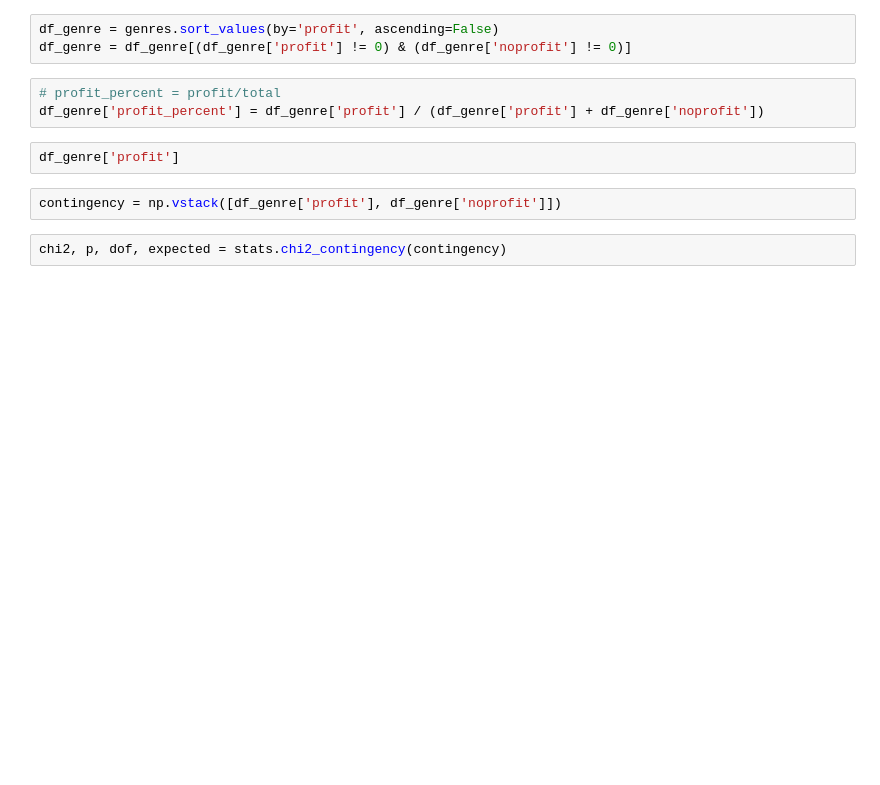
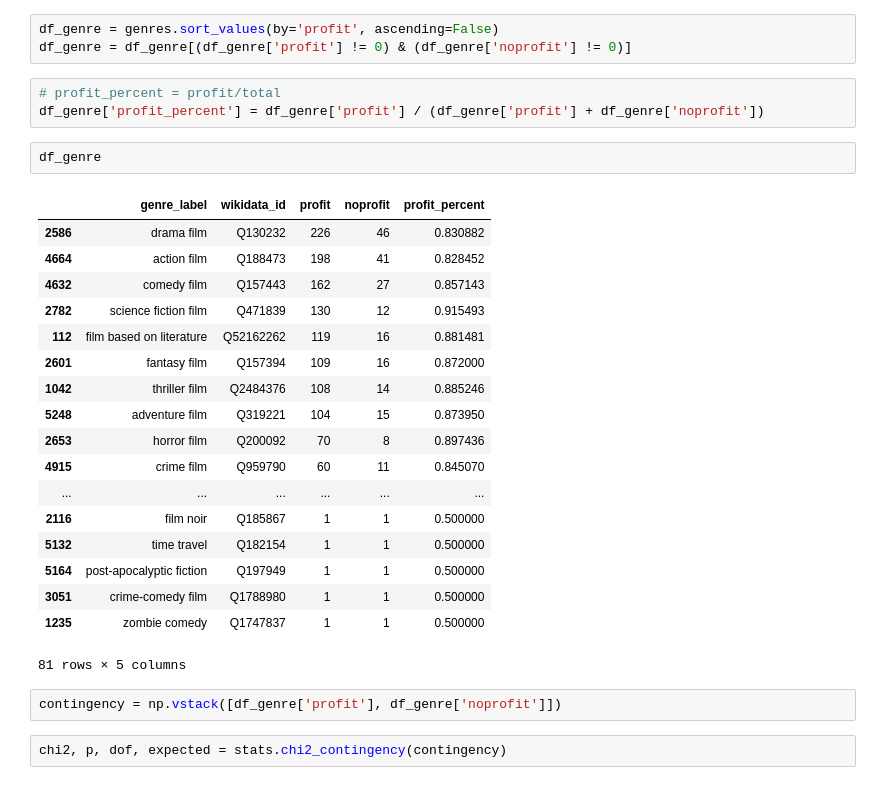
Before and after one commit to parmj/movie_data_analysis, a Jupyter notebook: Genre_Profit_Notebook.ipynb, the cells around one changed output. Drawn from its saved outputs; the diff is of its cells as text; blank space fills up the shorter version.

```diff
--- a/Genre_Profit_Notebook.ipynb
+++ b/Genre_Profit_Notebook.ipynb
@@ -34,7 +38,26 @@ df_genre = df_genre[(df_genre['profit'] != 0) & (df_genre['noprofit'] != 0)]
 # profit_percent = profit/total
 df_genre['profit_percent'] = df_genre['profit'] / (df_genre['profit'] + df_genre['noprofit'])
 # %%
-df_genre['profit']
+df_genre
+# %% [output]
+|  | genre_label | wikidata_id | profit | noprofit | profit_percent |
+| 2586 | drama film | Q130232 | 226 | 46 | 0.830882 |
+| 4664 | action film | Q188473 | 198 | 41 | 0.828452 |
+| 4632 | comedy film | Q157443 | 162 | 27 | 0.857143 |
+| 2782 | science fiction film | Q471839 | 130 | 12 | 0.915493 |
+| 112 | film based on literature | Q52162262 | 119 | 16 | 0.881481 |
+| 2601 | fantasy film | Q157394 | 109 | 16 | 0.872000 |
+| 1042 | thriller film | Q2484376 | 108 | 14 | 0.885246 |
+| 5248 | adventure film | Q319221 | 104 | 15 | 0.873950 |
+| 2653 | horror film | Q200092 | 70 | 8 | 0.897436 |
+| 4915 | crime film | Q959790 | 60 | 11 | 0.845070 |
+| ... | ... | ... | ... | ... | ... |
+| 2116 | film noir | Q185867 | 1 | 1 | 0.500000 |
+| 5132 | time travel | Q182154 | 1 | 1 | 0.500000 |
+| 5164 | post-apocalyptic fiction | Q197949 | 1 | 1 | 0.500000 |
+| 3051 | crime-comedy film | Q1788980 | 1 | 1 | 0.500000 |
+| 1235 | zombie comedy | Q1747837 | 1 | 1 | 0.500000 |
+81 rows × 5 columns
 # %%
 contingency = np.vstack([df_genre['profit'], df_genre['noprofit']])
 # %%
```
Also changed, not shown: parts of 3 cells of this notebook, 4 other files.
